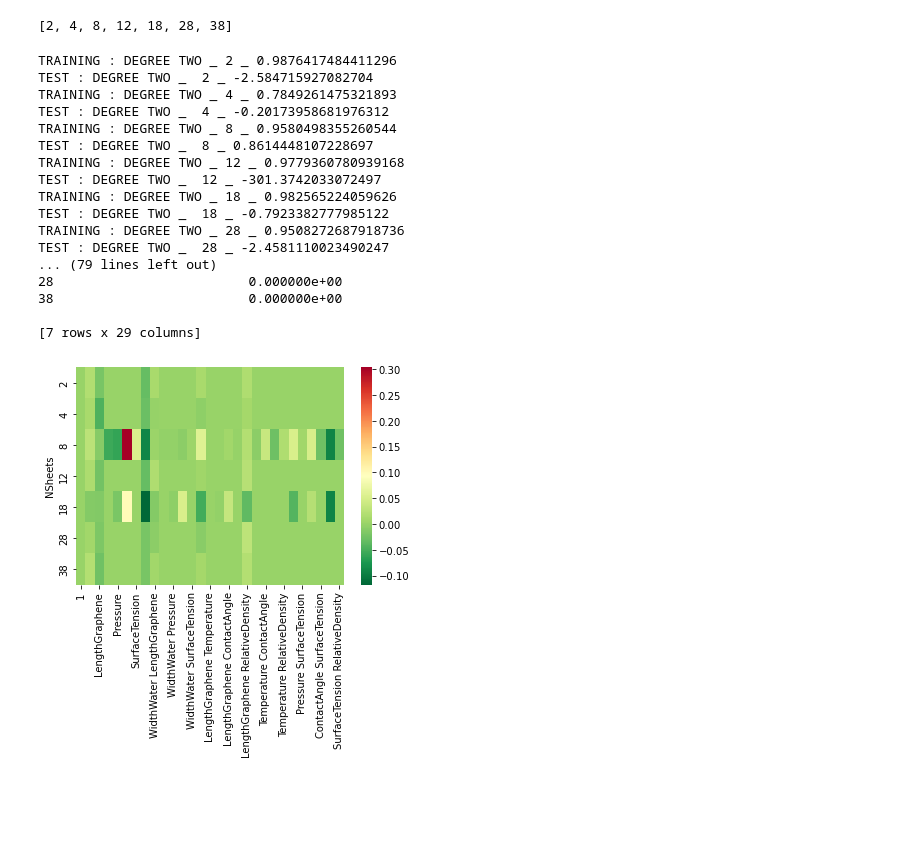
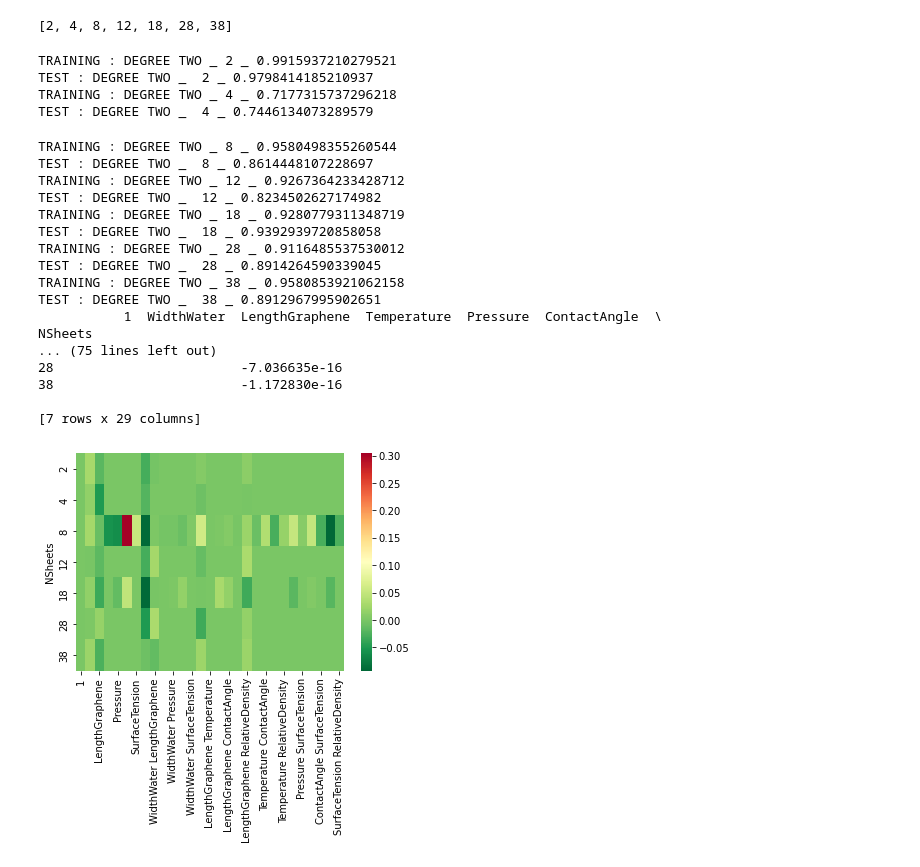
Before and after one commit to Friday02/SINDy, a Jupyter notebook: SINDy - Copy.ipynb, the cells around one changed output. Saved outputs shown, nothing was run; the diff lists cells and outputs as text; code cells hidden in the pictures; blank space fills up the shorter version.

```diff
--- a/SINDy - Copy.ipynb
+++ b/SINDy - Copy.ipynb
@@ -29,3 +30,10 @@ cData.head()
 | 2 | 8 | 30 | 60 | 280 | 1 | 130 | 75.741886 | ... |
 | 3 | 8 | 30 | 60 | 360 | 1 | 130 | 63.308599 | ... |
 | 4 | 8 | 30 | 60 | 340 | 1 | 120 | 66.709466 | ... |
+# %%
+x=cData.drop(['NSheets'],axis=1)
+Y=cData['NSheets']
+from imblearn.over_sampling import SMOTE
+sm = SMOTE(random_state = 2)
+x1, Y1 = sm.fit_resample(x, Y.ravel())
+x1['NSheets']=Y1
@@ -32,5 +52,5 @@ cData.head()
 # %%
-n=cData['NSheets'].unique().tolist()
+n=x1['NSheets'].unique().tolist()
 #n=n.sort()
 n.sort()
 n
@@ -41,8 +61,9 @@ from sklearn.linear_model import Ridge
 from sklearn.preprocessing import PolynomialFeatures
 from sklearn import linear_model
 from sklearn.preprocessing import PolynomialFeatures
+from imblearn.over_sampling import SMOTE
 for i in n:
-    cData1=cData[cData['NSheets']==i]
+    cData1=x1[x1['NSheets']==i]
     X = cData1.drop(['RelativeTBR','NSheets'], axis=1)
     y = cData1[['RelativeTBR']]
     X_train, X_test, y_train, y_test = train_test_split(X, y, test_size=0.20, random_state=1)
@@ -61,53 +82,58 @@ for i in n:
     poly = PolynomialFeatures(degree=2, interaction_only=True)
     X_train2 = poly.fit_transform(X_train)
     X_test2 = poly.fit_transform(X_test)
+
 
     poly_clf = linear_model.Ridge()
     poly_clf.fit(X_train2, y_train)
     y_pred2 = poly_clf.predict(X_test2)
     print("TRAINING : DEGREE TWO _",i,"_",poly_clf.score(X_train2, y_train))
     print("TEST : DEGREE TWO _ ",i,"_", poly_clf.score(X_test2, y_test))
 
 
 
     features = pd.DataFrame(poly.transform(X_train), columns=poly.get_feature_names_out(X.columns))
    # print(i,"____\n",features,"\n---------------------")
 
     lreg_coefficient = pd.DataFrame()
     lreg_coefficient["Columns"] = features.columns
     lreg_coefficient['Coefficient Estimate'] = pd.Series(poly_clf.coef_.flatten())
     lreg_coefficient = lreg_coefficient.set_index('Columns').T
     lreg_coefficient["NSheets"] = i
 
     #print("Degree 2 Coefficients", lreg_coefficient)
     if (i==2):
         df_frame = lreg_coefficient.copy()
     else:
         df_frame = df_frame.append(lreg_coefficient)
 
 
 df_frame = df_frame.rename_axis(None, axis="columns")
 df_frame.reset_index(drop=True, inplace=True)
 df_frame = df_frame.set_index('NSheets')
 print(df_frame)
 sns.heatmap(df_frame, cmap='RdYlGn_r')
 plt.show()
 # %% [output]
-TRAINING : DEGREE TWO _ 2 _ 0.9876417484411296
-TEST : DEGREE TWO _  2 _ -2.584715927082704
-TRAINING : DEGREE TWO _ 4 _ 0.7849261475321893
-TEST : DEGREE TWO _  4 _ -0.20173958681976312
-TRAINING : DEGREE TWO _ 8 _ 0.9580498355260544
-TEST : DEGREE TWO _  8 _ 0.8614448107228697
-TRAINING : DEGREE TWO _ 12 _ 0.9779360780939168
-TEST : DEGREE TWO _  12 _ -301.3742033072497
-TRAINING : DEGREE TWO _ 18 _ 0.982565224059626
-TEST : DEGREE TWO _  18 _ -0.7923382777985122
-TRAINING : DEGREE TWO _ 28 _ 0.9508272687918736
-TEST : DEGREE TWO _  28 _ -2.4581110023490247
-... (79 lines left out)
-28                         0.000000e+00
-38                         0.000000e+00
-
-[7 rows x 29 columns]
+TRAINING : DEGREE TWO _ 2 _ 0.9915937210279521
+TEST : DEGREE TWO _  2 _ 0.9798414185210937
+TRAINING : DEGREE TWO _ 4 _ 0.7177315737296218
+TEST : DEGREE TWO _  4 _ 0.7446134073289579
+TRAINING : DEGREE TWO _ 8 _ 0.9580498355260544
+TEST : DEGREE TWO _  8 _ 0.8614448107228697
+TRAINING : DEGREE TWO _ 12 _ 0.9267364233428712
+TEST : DEGREE TWO _  12 _ 0.8234502627174982
+TRAINING : DEGREE TWO _ 18 _ 0.9280779311348719
+TEST : DEGREE TWO _  18 _ 0.9392939720858058
+TRAINING : DEGREE TWO _ 28 _ 0.9116485537530012
+TEST : DEGREE TWO _  28 _ 0.8914264590339045
+TRAINING : DEGREE TWO _ 38 _ 0.9580853921062158
+TEST : DEGREE TWO _  38 _ 0.8912967995902651
+           1  WidthWater  LengthGraphene  Temperature  Pressure  ContactAngle  \
+NSheets
+... (75 lines left out)
+28                        -7.036635e-16
+38                        -1.172830e-16
+
+[7 rows x 29 columns]
-[figure, old version]
+[figure, new version]
```
Also changed, not shown: parts of 2 cells of this notebook.
